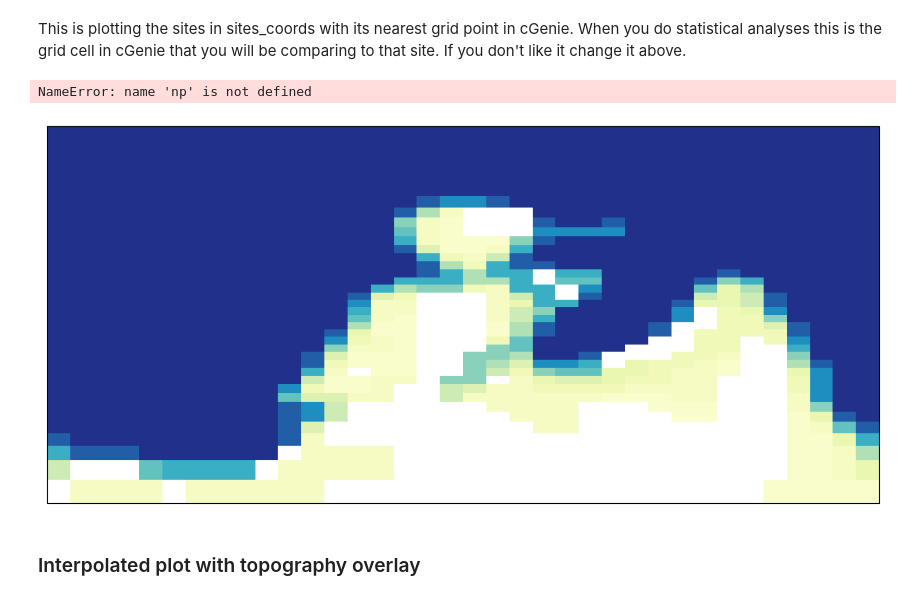
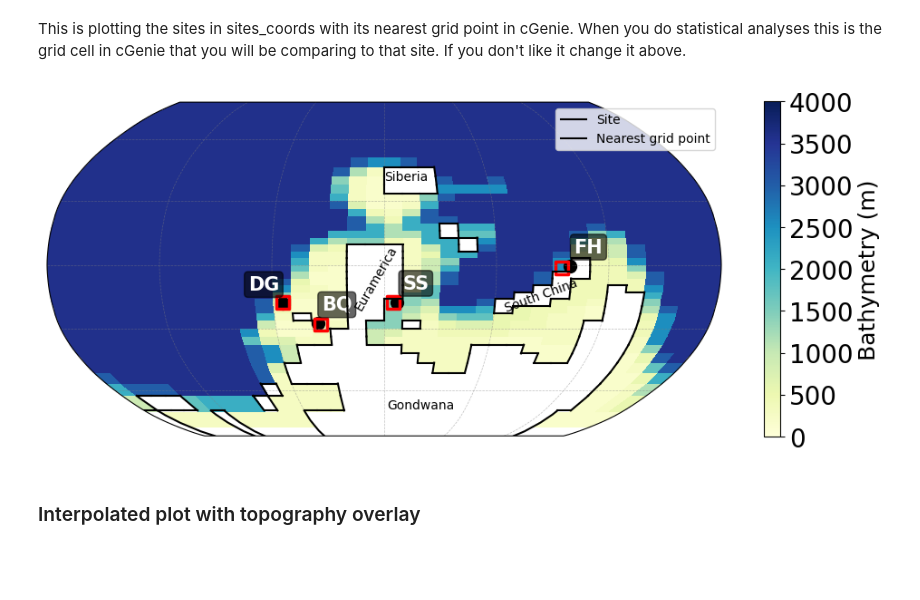
Before and after one commit to aprow620/cGenie-plotting, a Jupyter notebook: src/plot_output.ipynb, the cells around one changed output. Cells and saved outputs as stored; diff of their text form; code cells hidden in the pictures; blank space fills up the shorter version.

Commit message:
updated plot_output

```diff
--- a/src/plot_output.ipynb
+++ b/src/plot_output.ipynb
@@ -553,25 +541,6 @@ plt.show()
 [Guide to Colomaps](https://matplotlib.org/stable/gallery/color/colormap_reference.html) to pick an appopriate colormap. Follow the comments to change each line accordingly.
 # %% [markdown]
 This is plotting the sites in sites_coords with its nearest grid point in cGenie. When you do statistical analyses this is the grid cell in cGenie that you will be comparing to that site. If you don't like it change it above.
-# %%
-#define colormaps for plotting
-cmap_bath = plt.get_cmap('YlGnBu') #use for bathymetry
-cmap_SST = plt.get_cmap('RdYlBu_r') #use for SST
-cmap_SST.set_over('#751a06') #use for SST scale bar
-cmap_ICa = plt.get_cmap('viridis') #for surface proxies
-cmap_O2 = plt.get_cmap('RdBu') #dissolved O2
-cmap_O2.set_bad("white") # makes all nan values (e.g.landmass) gray
-
-colors = [
-    "#1b5e20",  # dark green
-    "#4caf50",  # mid green
-    "#8d6e63",  # light brown
-    "#6d4c41",  # brown
-    "#3e2723",  # dark brown
-    "#eeeeee"   # high elevation light gray
-]
-
-topo_cmap = LinearSegmentedColormap.from_list("custom_topo", colors)
 # %%
 #2d field map of surface, benthic or specific ocean layer
 
@@ -585,7 +554,7 @@ plt.figure(figsize=[12,8]) # change size of figure
 
 p = bathymetry.plot(x='lon', y='lat', #change variable whatever you defined above, if want to plot certain level in ocean plot tracer3d
                   vmin=0, vmax = 4000, #change min and max if desired
-                  cmap=cmap,#change color map depending on variable
+                  cmap=cmap_bath,#change color map depending on variable
                   subplot_kws=subplot_kws,
                   transform=ccrs.PlateCarree(),
                   add_labels=False,
@@ -608,29 +577,30 @@ stepped_coastline_cGENIE(data_2d['lon_edges'], data_2d['lat_edges'],
 
 # Contour on interpolated grid
 #contours take contour([x,y], z) where z contains [x,y] and are arrays.
-#Cannot have time or depth domains remaining
-contour = I_Ca_2d.plot.contour(ax=ax,
-                             x='lon', y='lat',
-                             levels=[1, 2, 3],
-                             colors=['white'],
-                             linestyles='dashed',
-                             linewidths=1,
-                             transform=ccrs.PlateCarree(),
-                             add_labels=False)
+#Cannot have time or depth domains remaining, meaning you need to squeeze() them out
+
+# contour = I_Ca_2d.plot.contour(ax=ax,
+#                              x='lon', y='lat',
+#                              levels=[1, 2, 3],
+#                              colors=['white'],
+#                              linestyles='dashed',
+#                              linewidths=1,
+#                              transform=ccrs.PlateCarree(),
+#                              add_labels=False)
 
 
 #------------------------------------------------------------#
 #aspects of color bar depending on what you are plotting #change ticks if  you want different increments,
-# cb = plt.colorbar(p, ticks=[0, 500,  1000, 1500,  2000, 2500, 3000, 3500, 4000] , shrink=0.6)  #bathymetry
+cb = plt.colorbar(p, ticks=[0, 500,  1000, 1500,  2000, 2500, 3000, 3500, 4000] , shrink=0.6)  #bathymetry
 #cb = plt.colorbar(p, ticks=[0,4,8,12,16,20,24,28,32,36, 40], shrink=0.6) #change to this if you want SST
-cb = plt.colorbar(p, ticks=[0,1,2,3,4], shrink = 0.8, location = "bottom", pad = 0.01)
+# cb = plt.colorbar(p, ticks=[0,1,2,3,4], shrink = 0.8, location = "bottom", pad = 0.01)
 cb.ax.tick_params(labelsize=20)
 #cb = plt.colorbar(p, ticks=[0,.0001,.0002,.0003], shrink=0.6)
 # cb=plt.colorbar(p)
 
-# cb.set_label('Bathymetry (m)', fontsize=18) #colorbar title
+cb.set_label('Bathymetry (m)', fontsize=18) #colorbar title
 #cb.set_label(r'SST (°C)', fontsize=18)
-cb.set_label(r'I/Ca $\mu$mol/mol', fontsize=18)
+# cb.set_label(r'I/Ca $\mu$mol/mol', fontsize=18)
 
 #cb.ax.tick_params(labelsize=18)
 #-------------------------------------------------------#
@@ -671,39 +641,36 @@ for i, txt in enumerate(sites_label):
     ox, oy = offsets[i % len(offsets)]
     ax.annotate(txt, (site_coords[i,0], site_coords[i,1]),
                 xycoords=ccrs.PlateCarree()._as_mpl_transform(ax),
                 fontsize=15,
                 textcoords="offset points",
                 xytext=(ox, oy),
                 ha="center",
                 va="center",
                 fontweight='bold',
                 color='white',
                 bbox=dict(boxstyle='round,pad=0.2', facecolor='black', alpha=0.6))
-# for i, txt in enumerate(sites_SST_label):
-#    plt.annotate(txt, (sites_SST[i,0], sites_SST[i,1]), fontsize = 25, transform=ccrs.PlateCarree(), textcoords="offset points", xytext=(-10,-10), ha='center', fontweight = 'bold', color = 'black')
 
 
 #### plot labels over landmasses
 plt.annotate("Gondwana", (2, -70), fontsize = 10, transform=ccrs.PlateCarree())
 
 plt.annotate("Euramerica", (-17, -21), fontsize = 10, transform=ccrs.PlateCarree(), rotation = 60)
 
-plt.annotate("South \n China", (73, -27),fontsize = 10, transform=ccrs.PlateCarree(), rotation=30)
+plt.annotate("South China", (65, -22),fontsize = 10, transform=ccrs.PlateCarree(), rotation=20)
 
 plt.annotate("Siberia", (0, 40),fontsize = 10, transform=ccrs.PlateCarree())
 
 #plt.legend(['I/Ca'])
 plt.legend(['Site', 'Nearest grid point']) #if plotting mutliple type of points
 #plt.title('M-score: 0.01')
 
 #----------------------------------------------#
 # remember to deselect this after saving
-# plt.savefig('Figures/bathymetry_presentation.png', dpi=300, bbox_inches='tight')
+# plt.savefig('../figures/bathymetry.png', dpi=300, bbox_inches='tight')
 
 plt.show()
 # %% [output]
-NameError: name 'np' is not defined
-[figure, old version]
+[figure, new version]
 # %% [markdown]
 ### Interpolated plot with topography overlay
 # %%
```
Also changed, not shown: parts of 16 cells of this notebook, 3 other files.
